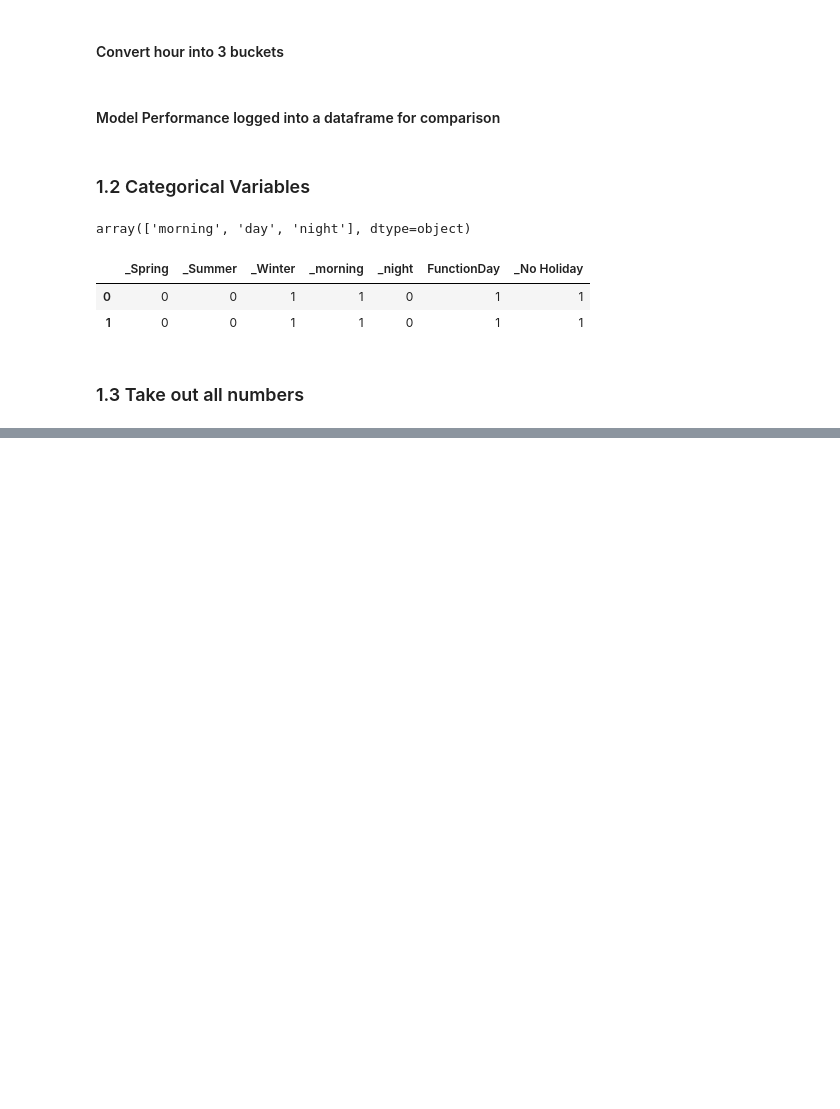
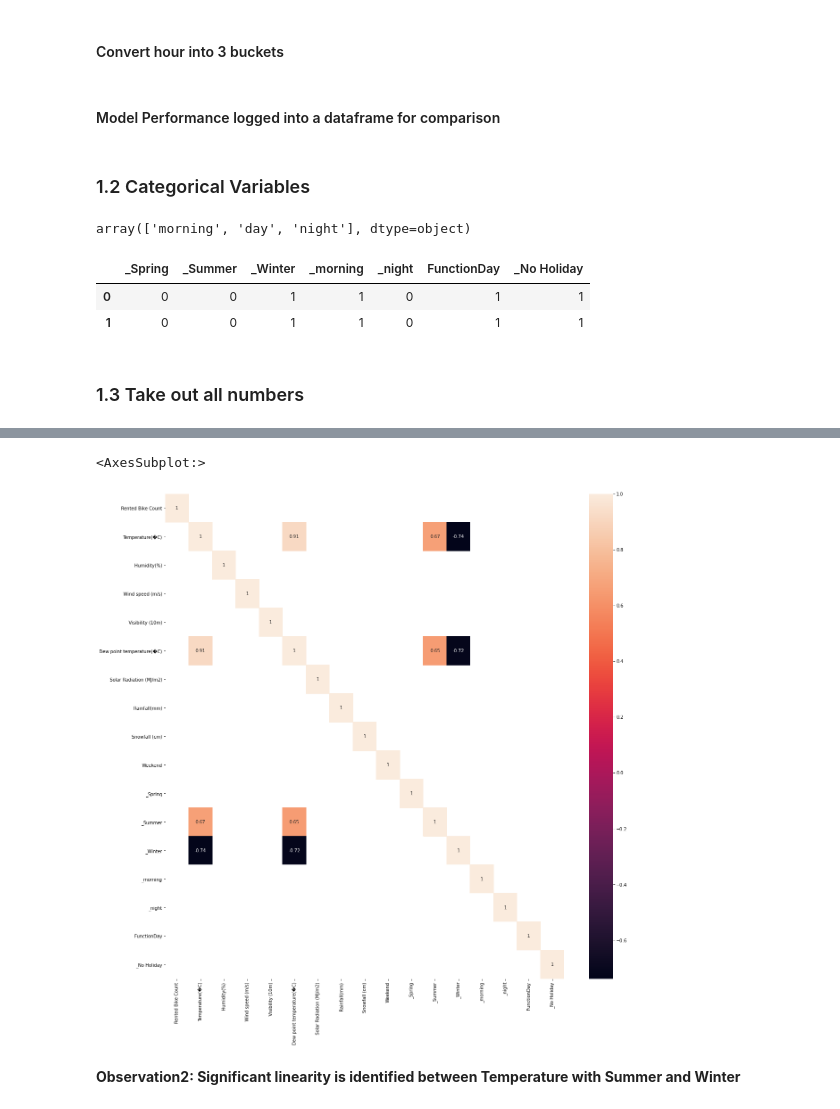
Before and after one commit to dinuthomas/aiml_bikes, a Jupyter notebook: bikeDemand.ipynb, the cells around one changed output, grey strips where cells are left out. Drawn from its saved outputs; the diff is of its cells as text; code cells hidden in the pictures; blank space fills up the shorter version.

```diff
--- a/bikeDemand.ipynb
+++ b/bikeDemand.ipynb
@@ -225,0 +247,9 @@ bikeData_feats.describe()
+# %%
+filter_corr = corr[np.abs(corr) > 0.6]
+plt.figure(figsize=(20,20))
+sns.heatmap(filter_corr, annot=True)
+# %% [output]
+<AxesSubplot:>
+[figure, added]
+# %% [markdown]
+**Observation2: Significant linearity is identified between Temperature with Summer and Winter**
```
Also changed, not shown: parts of 8 cells of this notebook.
